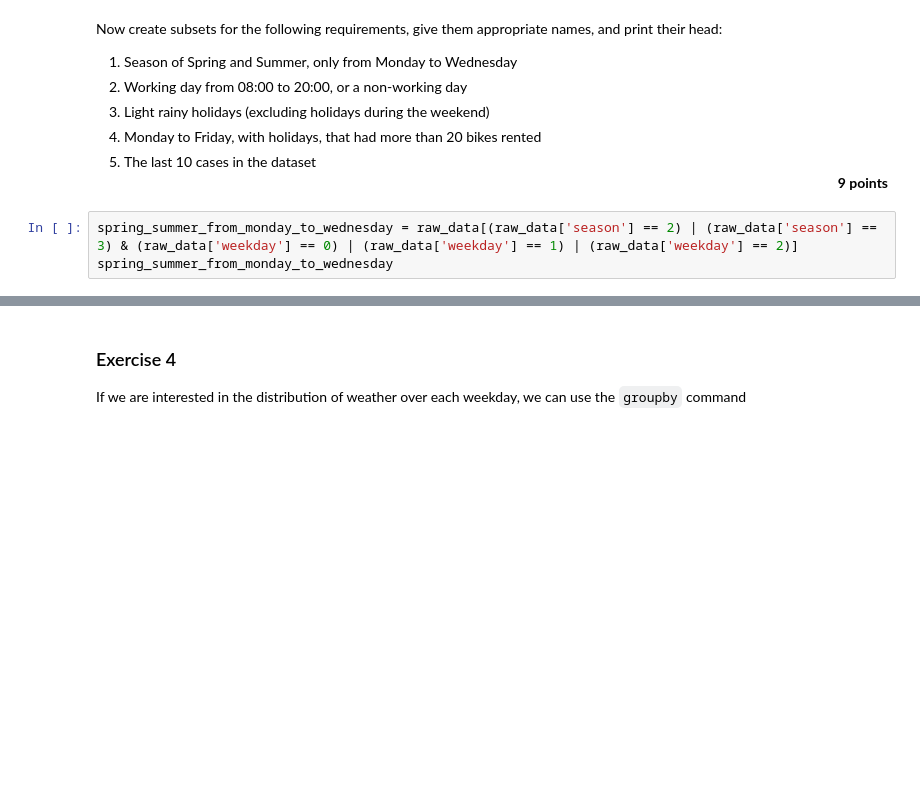
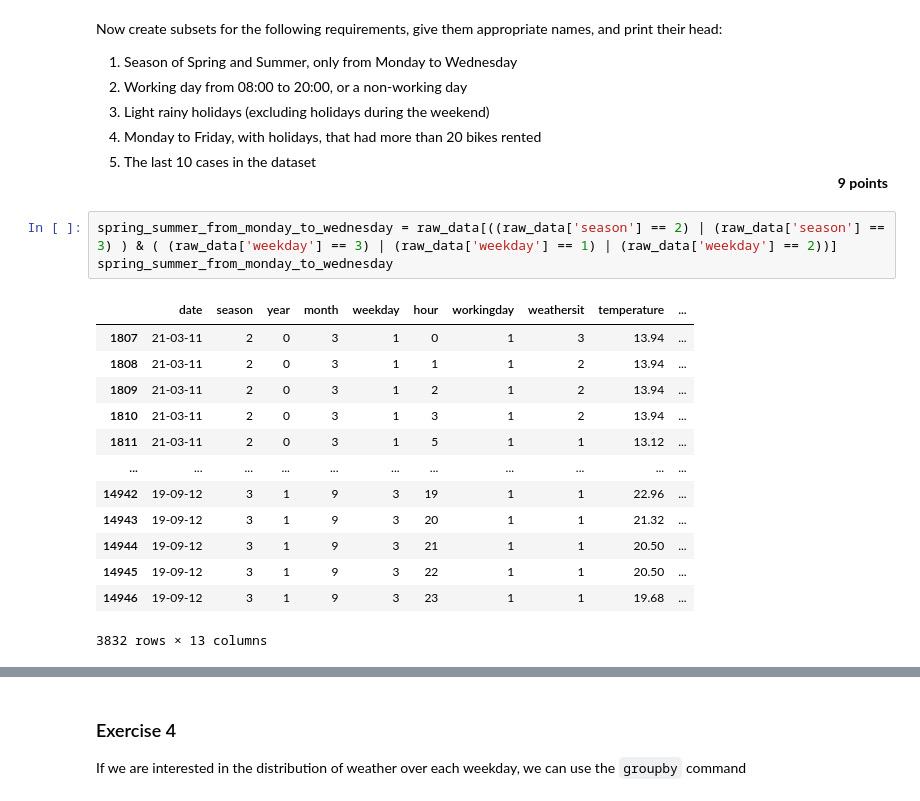
Before and after one commit to felixleopold/Frequentist-Statistics, a Jupyter notebook: FS_Assignment1/Assignment1.ipynb, the cells around one changed output, grey strips where cells are left out. Saved outputs shown, nothing was run; the diff lists cells and outputs as text; blank space fills up the shorter version.

```diff
--- a/FS_Assignment1/Assignment1.ipynb
+++ b/FS_Assignment1/Assignment1.ipynb
@@ -150,6 +295,20 @@ Now create subsets for the following requirements, give them appropriate names,
 4. Monday to Friday, with holidays, that had more than 20 bikes rented
 5. The last 10 cases in the dataset <div style='text-align: right;'>**9 points**</div>
 # %%
-spring_summer_from_monday_to_wednesday = raw_data[(raw_data['season'] == 2) | (raw_data['season'] == 3) & (raw_data['weekday'] == 0) | (raw_data['weekday'] == 1) | (raw_data['weekday'] == 2)]
+spring_summer_from_monday_to_wednesday = raw_data[((raw_data['season'] == 2) | (raw_data['season'] == 3) ) & ( (raw_data['weekday'] == 3) | (raw_data['weekday'] == 1) | (raw_data['weekday'] == 2))]
 spring_summer_from_monday_to_wednesday
+# %% [output]
+|  | date | season | year | month | weekday | hour | workingday | weathersit | temperature | ... |
+| 1807 | 21-03-11 | 2 | 0 | 3 | 1 | 0 | 1 | 3 | 13.94 | ... |
+| 1808 | 21-03-11 | 2 | 0 | 3 | 1 | 1 | 1 | 2 | 13.94 | ... |
+| 1809 | 21-03-11 | 2 | 0 | 3 | 1 | 2 | 1 | 2 | 13.94 | ... |
+| 1810 | 21-03-11 | 2 | 0 | 3 | 1 | 3 | 1 | 2 | 13.94 | ... |
+| 1811 | 21-03-11 | 2 | 0 | 3 | 1 | 5 | 1 | 1 | 13.12 | ... |
+| ... | ... | ... | ... | ... | ... | ... | ... | ... | ... | ... |
+| 14942 | 19-09-12 | 3 | 1 | 9 | 3 | 19 | 1 | 1 | 22.96 | ... |
+| 14943 | 19-09-12 | 3 | 1 | 9 | 3 | 20 | 1 | 1 | 21.32 | ... |
+| 14944 | 19-09-12 | 3 | 1 | 9 | 3 | 21 | 1 | 1 | 20.50 | ... |
+| 14945 | 19-09-12 | 3 | 1 | 9 | 3 | 22 | 1 | 1 | 20.50 | ... |
+| 14946 | 19-09-12 | 3 | 1 | 9 | 3 | 23 | 1 | 1 | 19.68 | ... |
+3832 rows × 13 columns
 # %%
```
Also changed, not shown: parts of 33 cells of this notebook.
